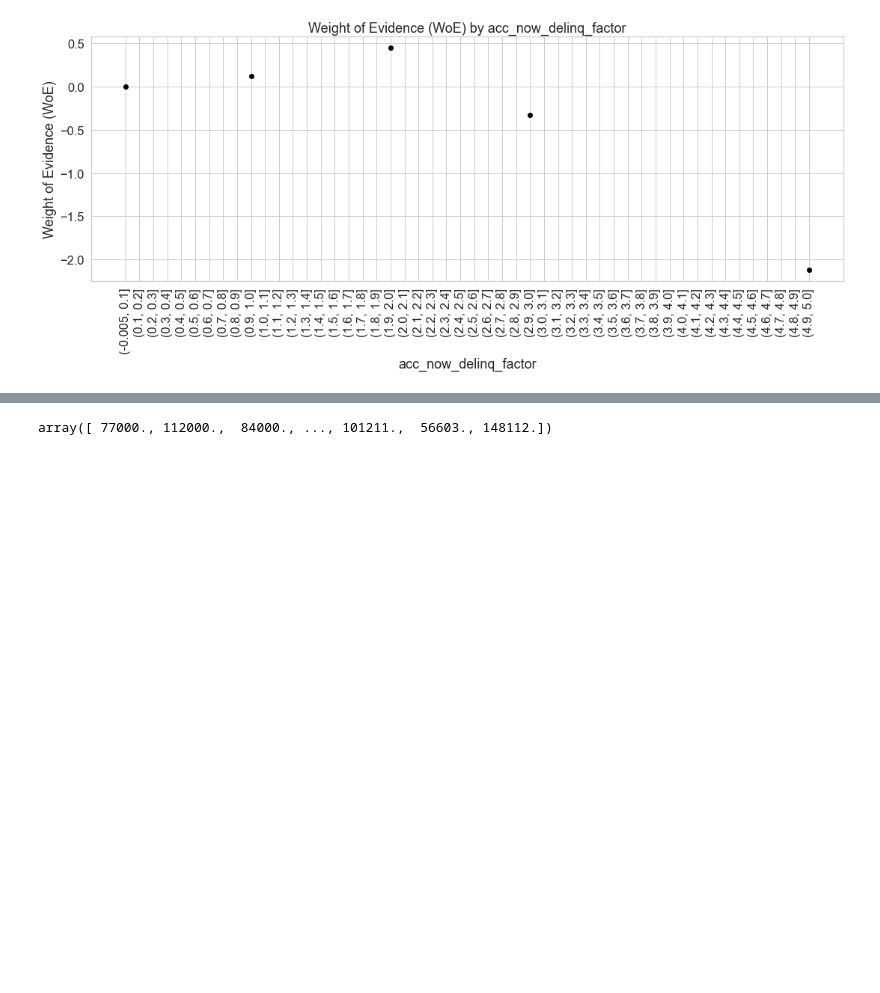
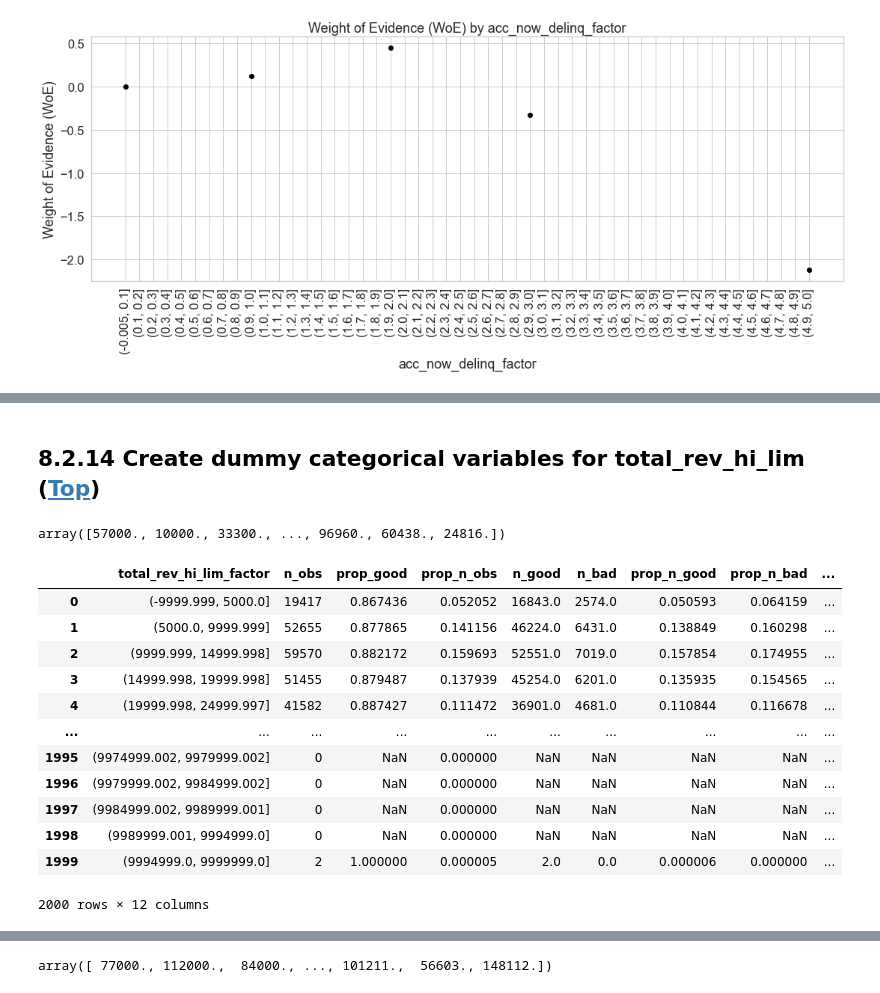
Before and after one commit to ai-portfolio/credit_risk_modeling, a Jupyter notebook: lib/notebooks/1.0_credit_risk_modeling_eda_ng.ipynb, the cells around one changed output, grey strips where cells are left out. Cells and saved outputs as stored; diff of their text form; code cells hidden in the pictures; blank space fills up the shorter version.

```diff
--- a/lib/notebooks/1.0_credit_risk_modeling_eda_ng.ipynb
+++ b/lib/notebooks/1.0_credit_risk_modeling_eda_ng.ipynb
@@ -1883,0 +2019,7 @@ plot_by_woe(df_temp, 90)
+# %% [markdown]
+## 8.2.14 Create dummy categorical variables for total_rev_hi_lim ([Top](#0.0))<a class="anchor" id="8.2.14"></a>
+# %%
+# Identify unique values for total_rev_hi_lim variable
+df_inputs_preproc['total_rev_hi_lim'].unique()
+# %% [output]
+array([57000., 10000., 33300., ..., 96960., 60438., 24816.])
@@ -1883,0 +2032,16 @@ plot_by_woe(df_temp, 90)
+# %%
+df_temp
+# %% [output]
+|  | total_rev_hi_lim_factor | n_obs | prop_good | prop_n_obs | n_good | n_bad | prop_n_good | prop_n_bad | ... |
+| 0 | (-9999.999, 5000.0] | 19417 | 0.867436 | 0.052052 | 16843.0 | 2574.0 | 0.050593 | 0.064159 | ... |
+| 1 | (5000.0, 9999.999] | 52655 | 0.877865 | 0.141156 | 46224.0 | 6431.0 | 0.138849 | 0.160298 | ... |
+| 2 | (9999.999, 14999.998] | 59570 | 0.882172 | 0.159693 | 52551.0 | 7019.0 | 0.157854 | 0.174955 | ... |
+| 3 | (14999.998, 19999.998] | 51455 | 0.879487 | 0.137939 | 45254.0 | 6201.0 | 0.135935 | 0.154565 | ... |
+| 4 | (19999.998, 24999.997] | 41582 | 0.887427 | 0.111472 | 36901.0 | 4681.0 | 0.110844 | 0.116678 | ... |
+| ... | ... | ... | ... | ... | ... | ... | ... | ... | ... |
+| 1995 | (9974999.002, 9979999.002] | 0 | NaN | 0.000000 | NaN | NaN | NaN | NaN | ... |
+| 1996 | (9979999.002, 9984999.002] | 0 | NaN | 0.000000 | NaN | NaN | NaN | NaN | ... |
+| 1997 | (9984999.002, 9989999.001] | 0 | NaN | 0.000000 | NaN | NaN | NaN | NaN | ... |
+| 1998 | (9989999.001, 9994999.0] | 0 | NaN | 0.000000 | NaN | NaN | NaN | NaN | ... |
+| 1999 | (9994999.0, 9999999.0] | 2 | 1.000000 | 0.000005 | 2.0 | 0.0 | 0.000006 | 0.000000 | ... |
+2000 rows × 12 columns
```
Also changed, not shown: parts of 62 cells of this notebook.
